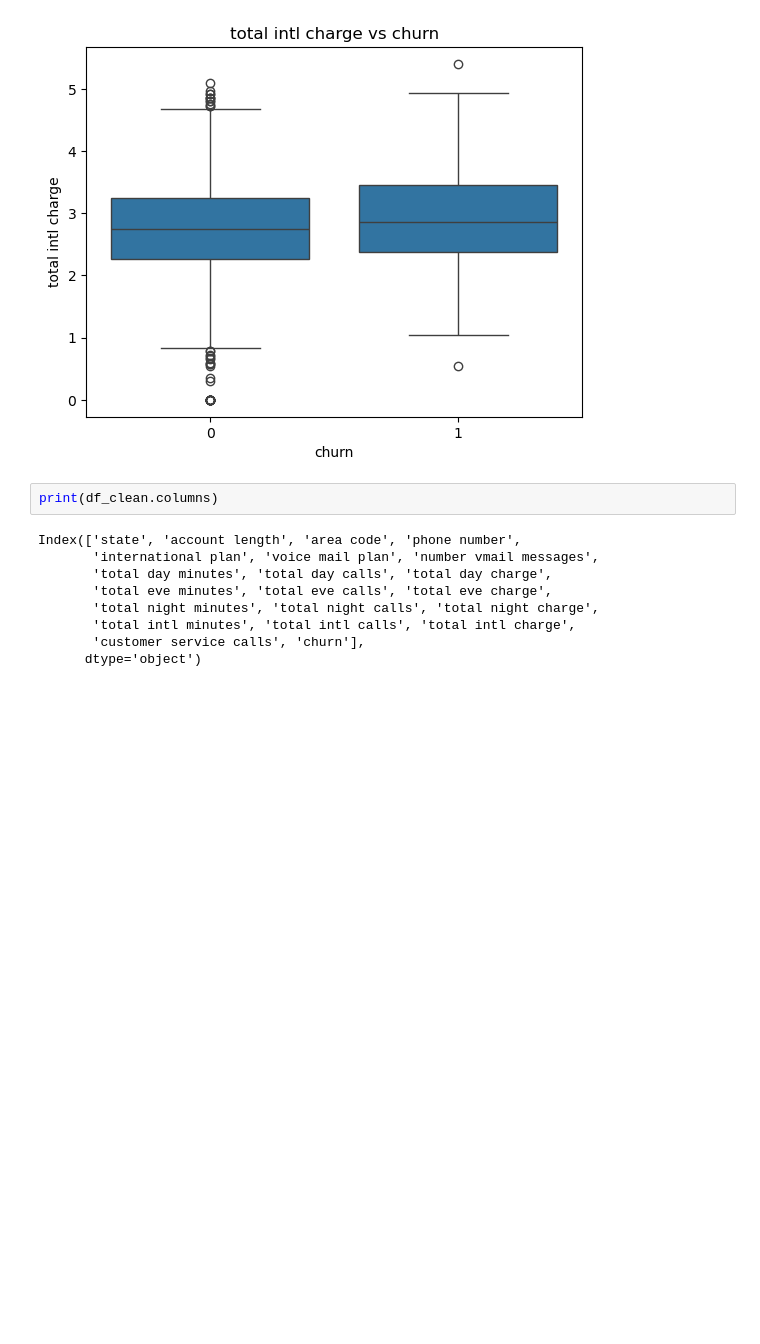
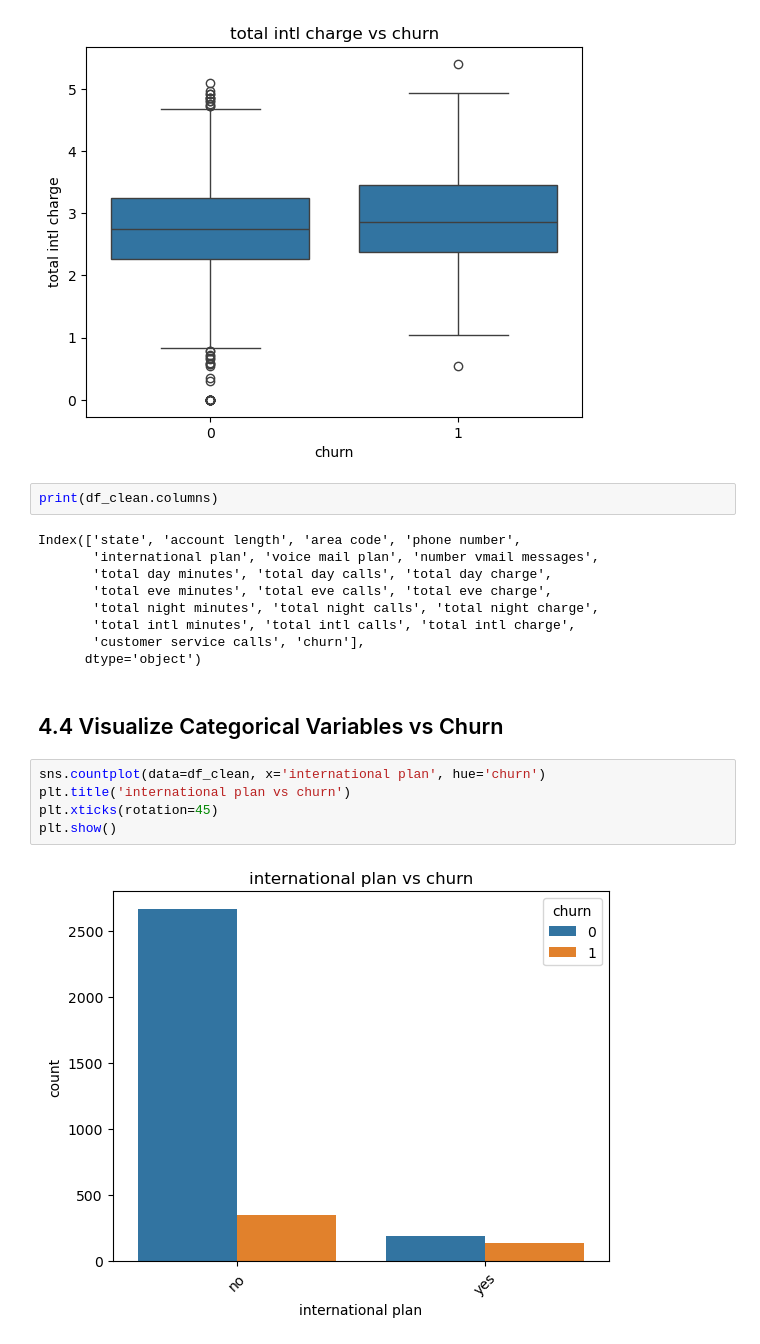
Before and after one commit to muhatonjeri/SyriaTel-Customer-Churn, a Jupyter notebook: notebooks/Customerchun.ipynb, the cells around one changed output. Saved outputs shown, nothing was run; the diff lists cells and outputs as text; blank space fills up the shorter version.

Commit message:
visualization 2 categorical variable international plan vs churn

```diff
--- a/notebooks/Customerchun.ipynb
+++ b/notebooks/Customerchun.ipynb
@@ -323,3 +323,12 @@ Index(['state', 'account length', 'area code', 'phone number',
        'total intl minutes', 'total intl calls', 'total intl charge',
        'customer service calls', 'churn'],
       dtype='object')
+# %% [markdown]
+## 4.4 Visualize Categorical Variables vs Churn
+# %%
+sns.countplot(data=df_clean, x='international plan', hue='churn')
+plt.title('international plan vs churn')
+plt.xticks(rotation=45)
+plt.show()
+# %% [output]
+[figure, added]
```
